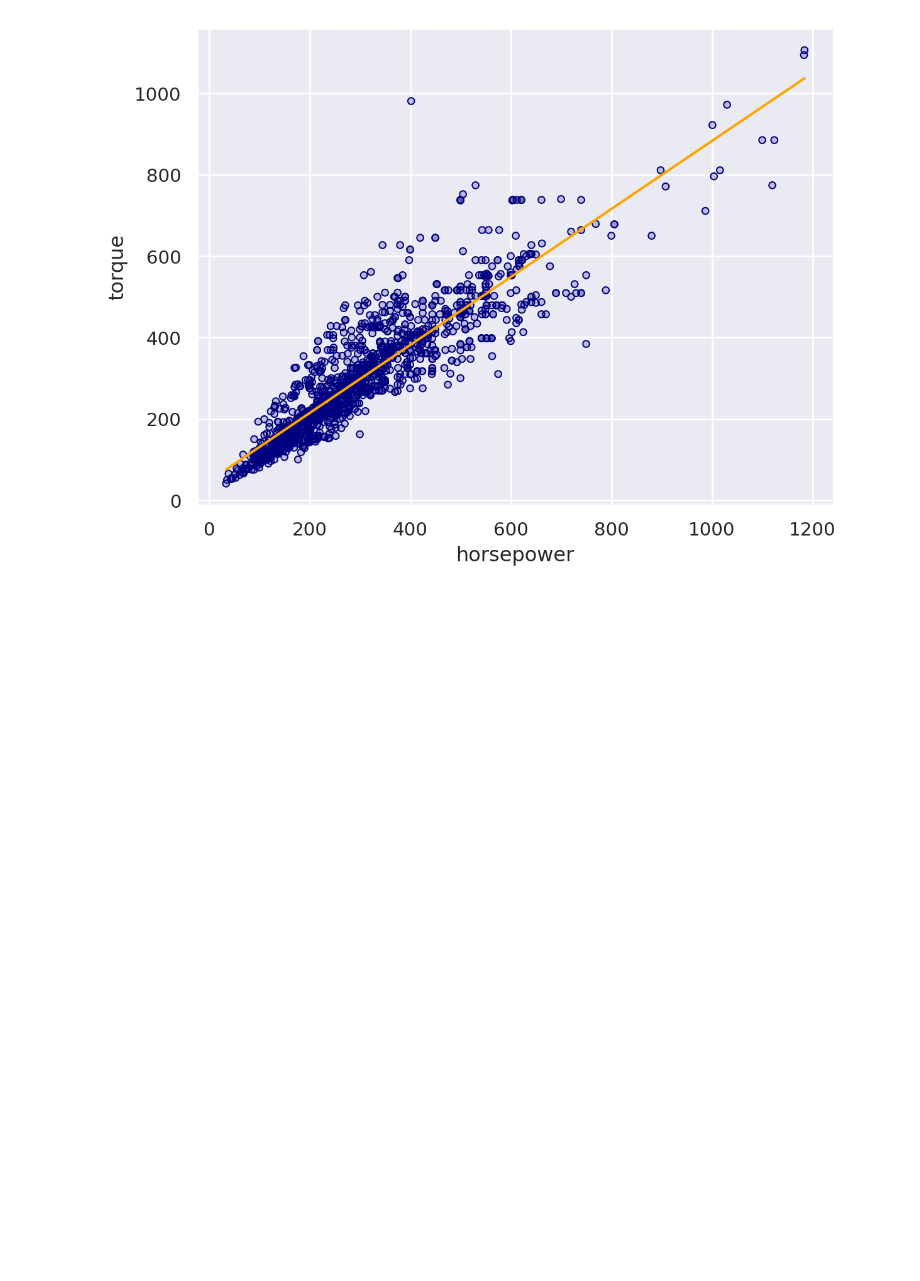
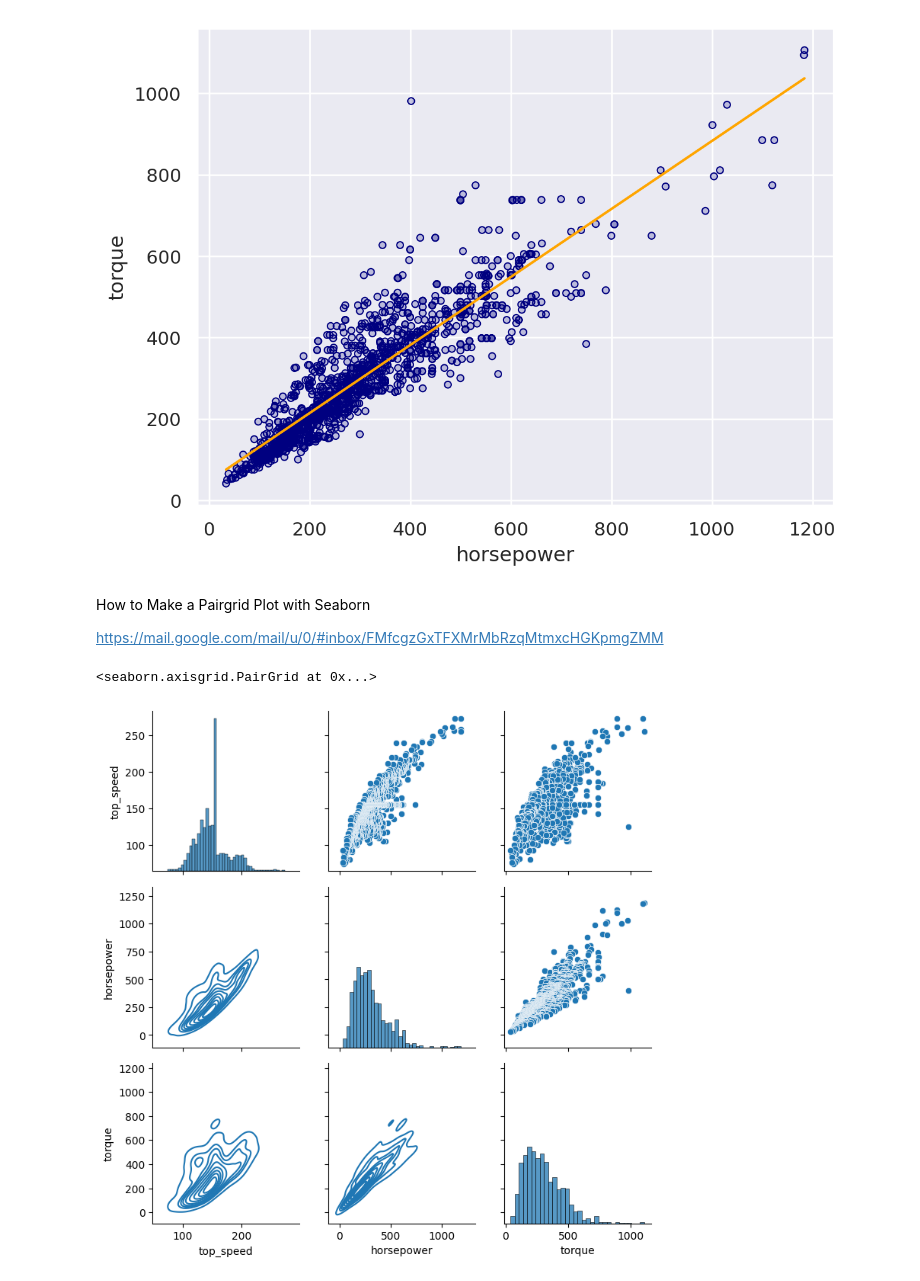
Before and after one commit to rypotter/depo, a Jupyter notebook: Scatterplot_With_Trend_Line.ipynb, the cells around one changed output. Cells and saved outputs as stored; diff of their text form; code cells hidden in the pictures; blank space fills up the shorter version.

```diff
--- a/Scatterplot_With_Trend_Line.ipynb
+++ b/Scatterplot_With_Trend_Line.ipynb
@@ -27,3 +27,22 @@ supercars = pd.read_csv(URL)
 #And to turn this specifically into a linear trend line, we need to use `order = 1`.
 # %% [output]
 [figure]
+# %% [markdown]
+How to Make a Pairgrid Plot with Seaborn
+
+https://mail.google.com/mail/u/0/#inbox/FMfcgzGxTFXMrMbRzqMtmxcHGKpmgZMM
+# %%
+import seaborn as sns
+import pandas as pd
+
+URL = 'https://learn.sharpsightlabs.com/datasets/pdm/supercars.csv'
+supercars = pd.read_csv(URL)
+
+(sns.PairGrid(supercars, vars = ['top_speed', 'horsepower', 'torque'])
+    .map_upper(sns.scatterplot)
+    .map_diag(sns.histplot)
+    .map_lower(sns.kdeplot)
+)
+# %% [output]
+<seaborn.axisgrid.PairGrid at 0x...>
+[figure, added]
```
